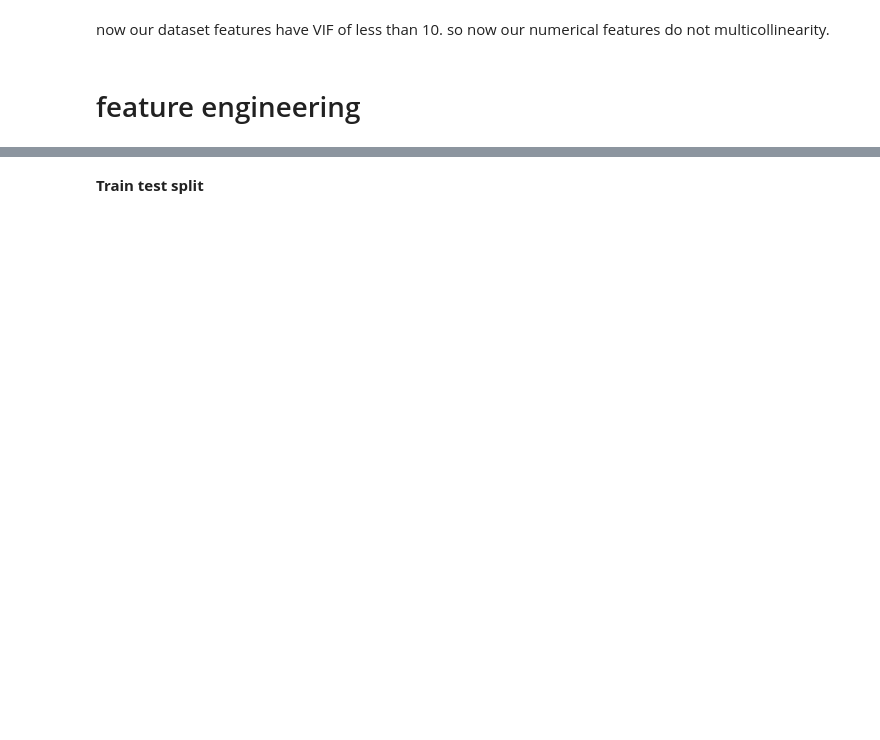
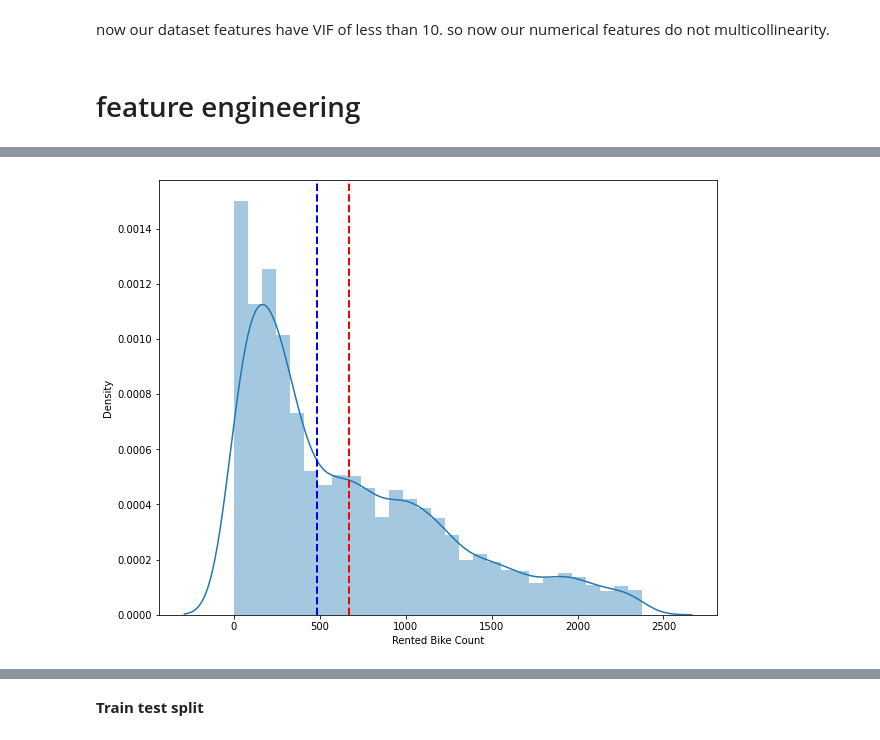
Before and after one commit to avanish04/Bike-Sharing-Demand-Prediction---Capstone-Project, a Jupyter notebook: Bike_Sharing_Demand_Prediction_Capstone_Project.ipynb, the cells around one changed output, grey strips where cells are left out. Cells and saved outputs as stored; diff of their text form; code cells hidden in the pictures; blank space fills up the shorter version.

```diff
--- a/Bike_Sharing_Demand_Prediction_Capstone_Project.ipynb
+++ b/Bike_Sharing_Demand_Prediction_Capstone_Project.ipynb
@@ -488,3 +479,8 @@ calc_vif(new_data[[i for i in new_data.describe().columns if i not in ['Rented B
 now our dataset features have VIF of less than 10. so now our numerical features do not multicollinearity.
 # %% [markdown]
 # feature engineering
+# %%
+new_data['Functioning Day']=new_data['Functioning Day'].apply(lambda x : 1 if(x=="Yes") else 0)
+new_data['Holiday']=new_data['Holiday'].apply(lambda x : 1 if(x=="No Holiday") else 0)
+# %%
+linear_df=new_data.copy()
@@ -491,3 +491,3 @@ now our dataset features have VIF of less than 10. so now our numerical features
 # %%
 #one hot encoding on categorical variables
-new_data= pd.get_dummies(new_data, columns=["Seasons", "Holiday","Functioning Day","Day_name",'year'], prefix=["Seasons", "Holiday","Functioning Day","Day_name",'year'])
+linear_df= pd.get_dummies(linear_df, columns=['month'], prefix=['month'])
@@ -541,0 +537,11 @@ independent_variables
+# %%
+#Remove the skewness
+plt.figure(figsize=(10,8))
+plt.xlabel('Rented Bike Count')
+ax=sns.distplot(linear_df['Rented Bike Count'])
+ax.axvline((linear_df['Rented Bike Count']).mean(), color='r', linestyle='dashed', linewidth=2)
+ax.axvline((linear_df['Rented Bike Count']).median(), color='b', linestyle='dashed', linewidth=2)
+
+plt.show()
+# %% [output]
+[figure, added]
```
Also changed, not shown: parts of 82 cells of this notebook.
